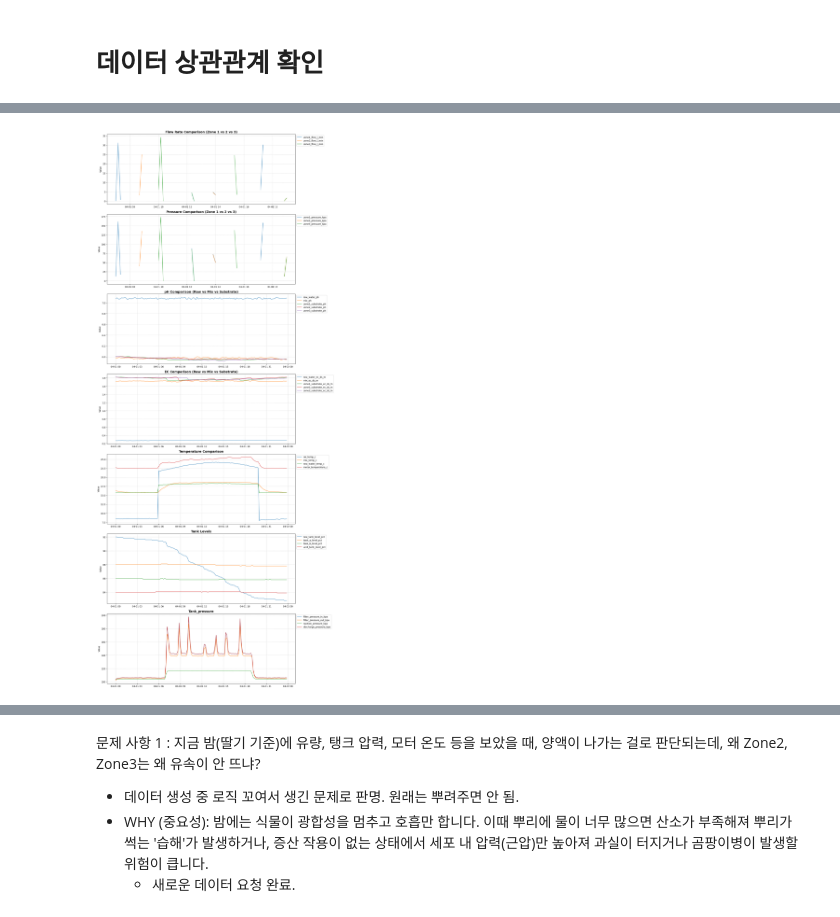
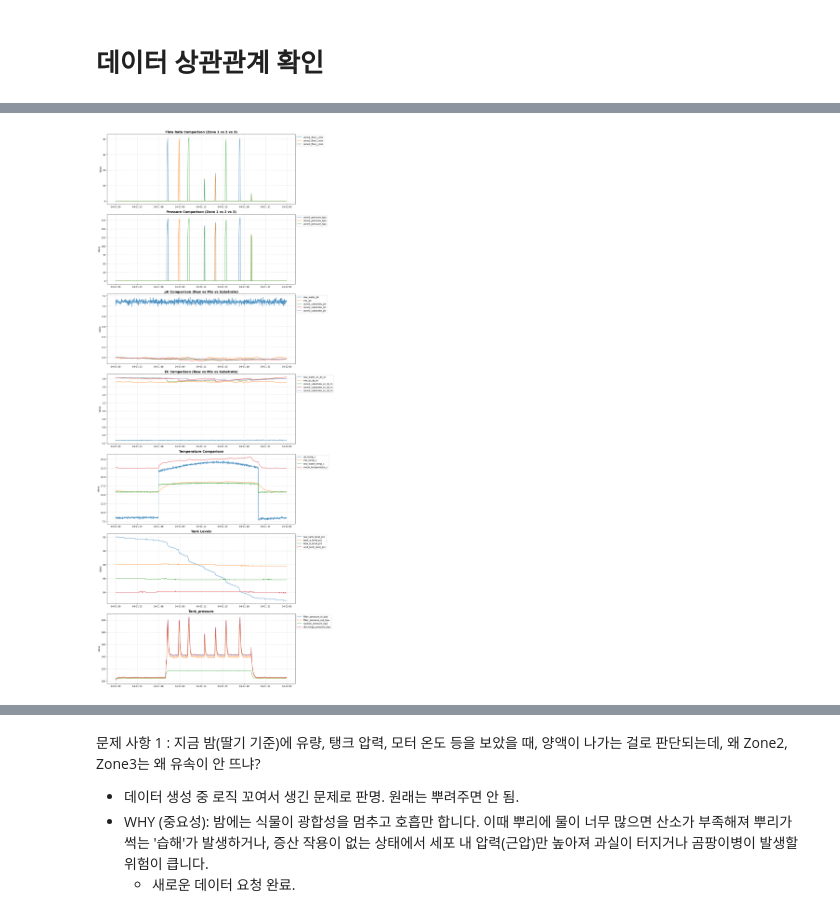
Before and after one commit to leon4study/human_A, a Jupyter notebook: notebooks/EDA_jun.ipynb, the cells around one changed output, grey strips where cells are left out. Cells and saved outputs as stored; diff of their text form; code cells hidden in the pictures.

```diff
--- a/notebooks/EDA_jun.ipynb
+++ b/notebooks/EDA_jun.ipynb
@@ -239,33 +239,33 @@ plt.show()
 # %%
 # 시각화 설정
 n_groups = len(compare_groups)
 fig, axes = plt.subplots(n_groups, 1, figsize=(15, 5 * n_groups))
 
 
-minute_per_day = 6*24
+minute_per_day = 60*24
 
 # 데이터가 너무 많으면 그래프가 무거우니 하루 정도만 샘플링해서 보기
 plot_df = df_raw.iloc[:minute_per_day]
 #plot_df = df_raw
 
 for i, (title, cols) in enumerate(compare_groups.items()):
     ax = axes[i]
 
     # 존재하는 컬럼만 그리기
     valid_cols = [c for c in cols if c in plot_df.columns]
 
     for col in valid_cols:
         ax.plot(plot_df.index, plot_df[col], label=col, alpha=0.8, linewidth=1.5)
 
     ax.set_title(title, fontsize=14, fontweight='bold')
     ax.legend(loc='upper left', bbox_to_anchor=(1, 1)) # 범례를 그래프 밖에 표시
     ax.grid(True, linestyle='--', alpha=0.5)
     ax.set_ylabel("Value")
 
 plt.tight_layout()
 plt.show()
 # %% [output]
-[figure, old version]
+[figure, new version]
 # %%
 # 시각화 설정
 n_groups = len(compare_groups)
```
Also changed, not shown: parts of 7 cells of this notebook, 4 other files.
